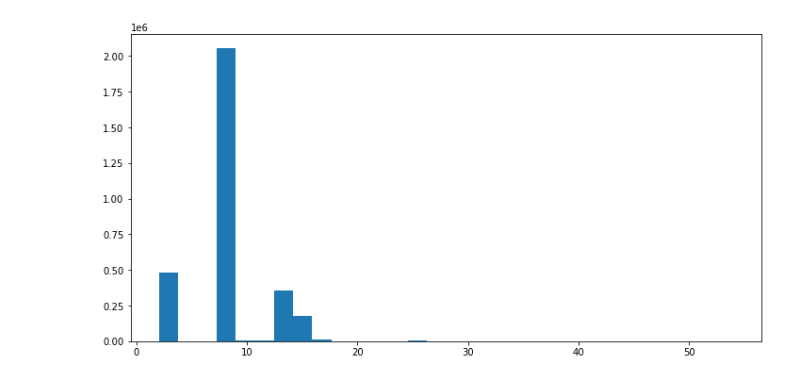
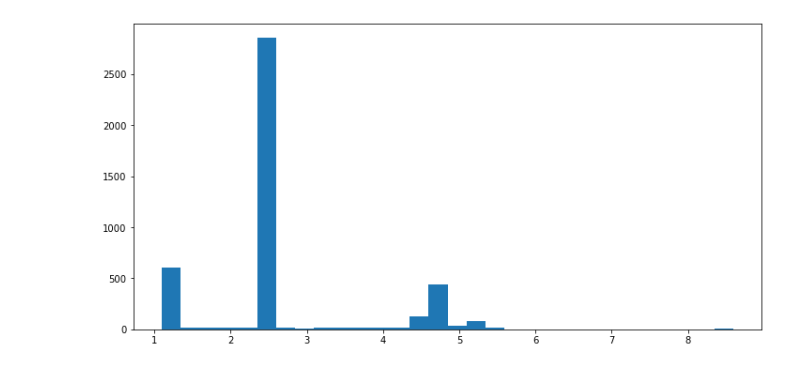
Before and after one commit to GStechschulte/energy-efficiency, a Jupyter notebook: EDA/load_profiles/g_5fe3412c923d596335e69d4c.ipynb, the cells around one changed output. Saved outputs shown, nothing was run; the diff lists cells and outputs as text; code cells hidden in the pictures.

```diff
--- a/EDA/load_profiles/g_5fe3412c923d596335e69d4c.ipynb
+++ b/EDA/load_profiles/g_5fe3412c923d596335e69d4c.ipynb
@@ -9,2 +10,2 @@ import seaborn as sns
 # %%
-df = query_table(table='g_5fe3412c923d596335e69d4c_kw')
+df_1T = query_table(table='g_5fe3412c923d596335e69d4c_1T')
@@ -17,6 +20,6 @@ plt.plot(df.index, df.kw)
 # %%
 plt.figure(figsize=(12, 6))
-plt.hist(x=df.kw, bins=30)
+plt.hist(x=df_1T.kw, bins=30)
 plt.show()
 # %% [output]
-[figure, old version]
+[figure, new version]
```
Also changed, not shown: parts of 3 cells of this notebook, 6 other files.
